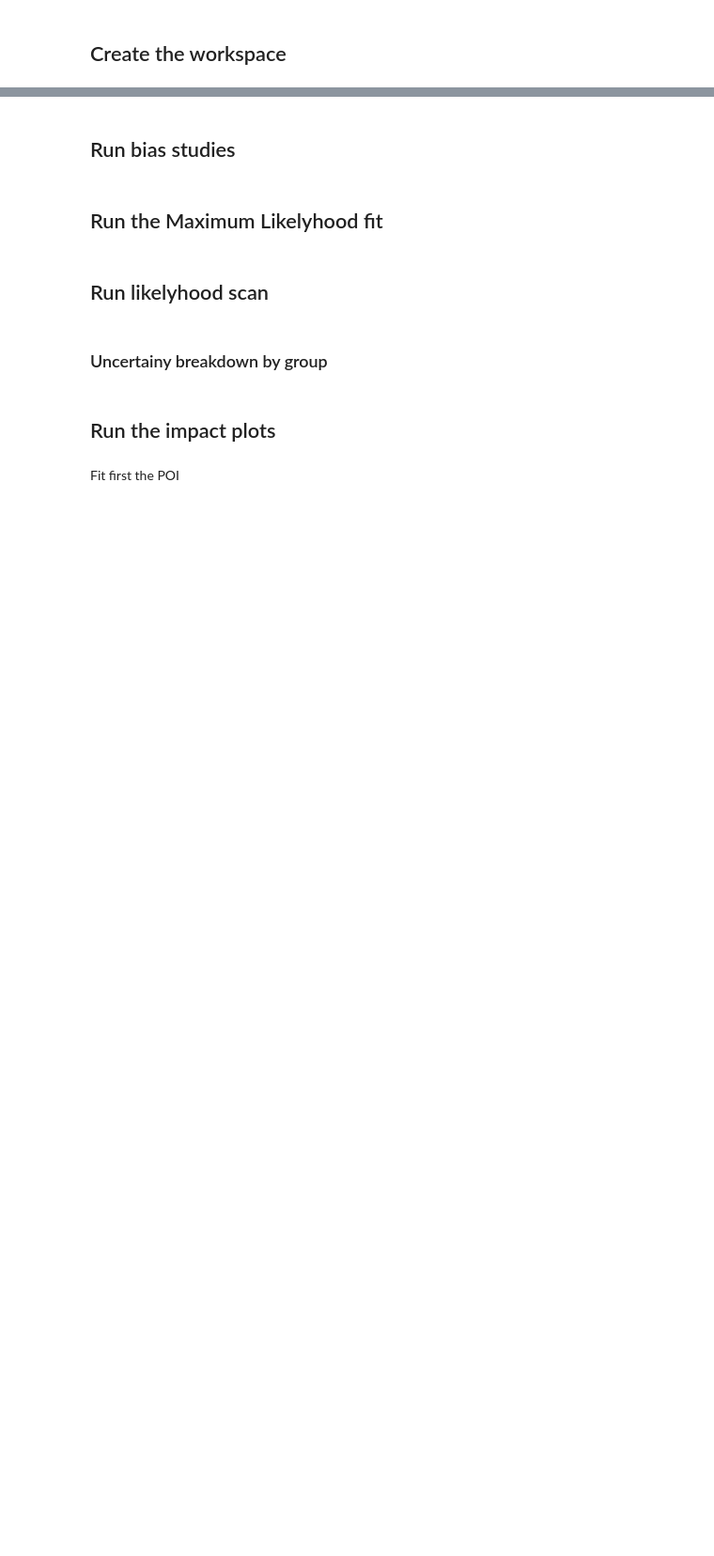
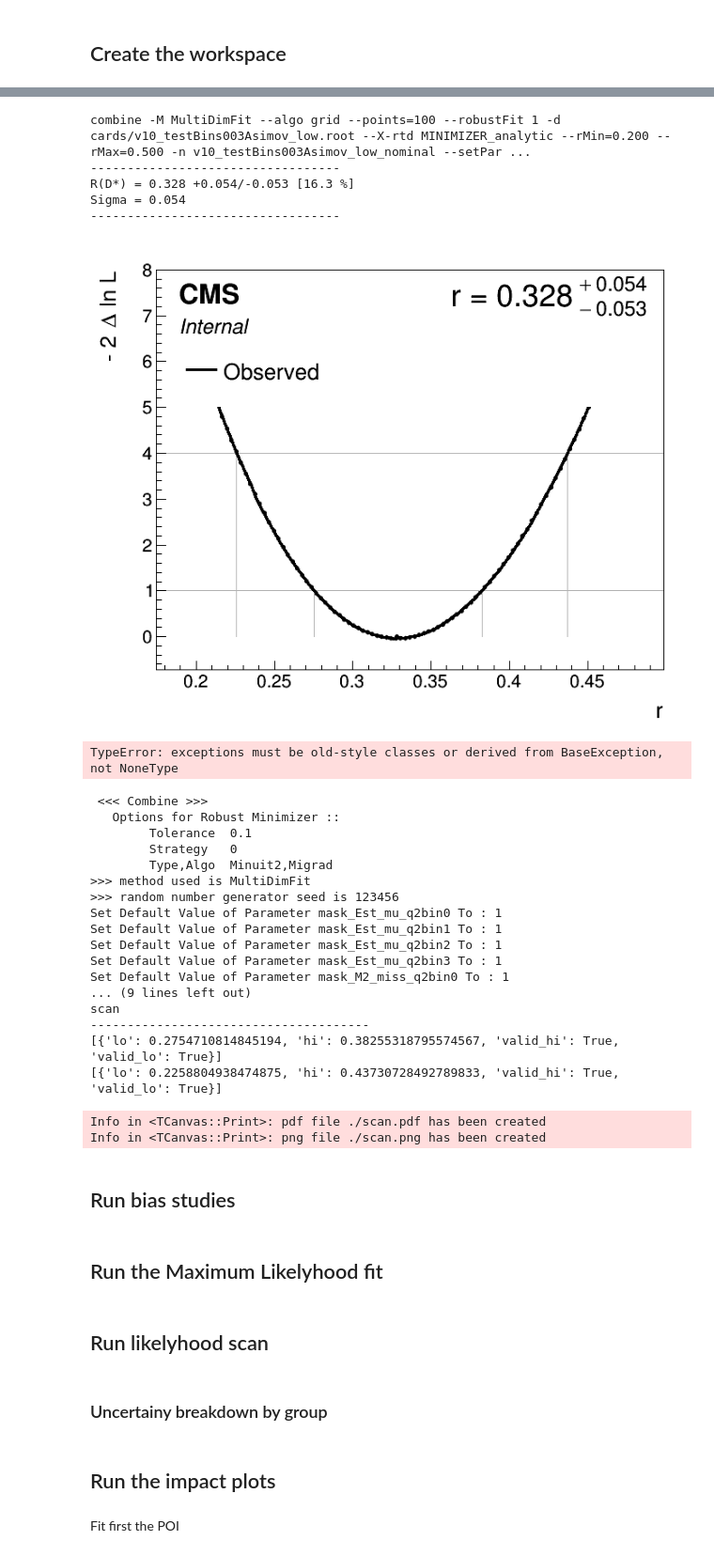
Before and after one commit to ocerri/BPH_RD_Analysis, a Jupyter notebook: Combine/RunCombine_singleCategory_v10.ipynb, the cells around one changed output, grey strips where cells are left out. Shown at 94% size. Cells and saved outputs as stored; diff of their text form; code cells hidden in the pictures; blank space fills up the shorter version.

```diff
--- a/Combine/RunCombine_singleCategory_v10.ipynb
+++ b/Combine/RunCombine_singleCategory_v10.ipynb
@@ -954,3 +973,72 @@ if out: raise
+# %%
+rDst_postFitRegion = [0.2, 0.5]
+channelMasking = [
+#     'AddTk_p_mHad',
+#     'AddTk_m_mHad',
+#     'AddTk_pm_mVis',
+#     'AddTk_pm_mHad',
+#     'AddTk_pp_mHad',
+#     'AddTk_mm_mHad'
+    'Est_mu_q2bin0',
+    'Est_mu_q2bin1',
+    'Est_mu_q2bin2',
+    'Est_mu_q2bin3',
+    'M2_miss_q2bin0',
+    'M2_miss_q2bin1',
+    'M2_miss_q2bin2',
+    'M2_miss_q2bin3',
+#     'MVA',
+]
+# %%
+if runScanOnly:
+    cmd = 'combine'
+    cmd += ' -M MultiDimFit'
+    # cmd += ' --algo grid --points=50'
+    cmd += ' --algo grid --points=100'
+    cmd += ' --robustFit 1'
+    cmd += ' -d ' + card_location.replace('.txt', '.root')
+    # cmd += ' -D ' + histo[histo.keys()[0]]['data'].GetName()
+    cmd += ' --X-rtd MINIMIZER_analytic'
+    cmd += ' --rMin={:.3f} --rMax={:.3f}'.format(*rDst_postFitRegion)
+    cmd += ' -n {}_nominal'.format(card_name)
+    if len(channelMasking):
+        cmd += ' --setParameters ' + ','.join(['mask_{}=1'.format(c) for c in channelMasking])
+    cmd += ' --verbose -1'
+    print cmd
+    os.system(cmd)
+    cmd = 'plot1DScan.py higgsCombine{}_nominal.MultiDimFit.mH120.root'.format(card_name)
+    cmd += '; mv scan.png scan_nominal.png'
+    os.system(cmd)
+    res_nominal = getUncertaintyFromLimitTree('higgsCombine{}_nominal.MultiDimFit.mH120.root'.format(card_name))
+    display(Image(filename='scan_nominal.png'))
+    raise
+# %% [output]
+combine -M MultiDimFit --algo grid --points=100 --robustFit 1 -d cards/v10_testBins003Asimov_low.root --X-rtd MINIMIZER_analytic --rMin=0.200 --rMax=0.500 -n v10_testBins003Asimov_low_nominal --setPar ...
+----------------------------------
+R(D*) = 0.328 +0.054/-0.053 [16.3 %]
+Sigma = 0.054
+----------------------------------
+[figure, added]
+TypeError: exceptions must be old-style classes or derived from BaseException, not NoneType
+ <<< Combine >>>
+   Options for Robust Minimizer ::
+        Tolerance  0.1
+        Strategy   0
+        Type,Algo  Minuit2,Migrad
+>>> method used is MultiDimFit
+>>> random number generator seed is 123456
+Set Default Value of Parameter mask_Est_mu_q2bin0 To : 1
+Set Default Value of Parameter mask_Est_mu_q2bin1 To : 1
+Set Default Value of Parameter mask_Est_mu_q2bin2 To : 1
+Set Default Value of Parameter mask_Est_mu_q2bin3 To : 1
+Set Default Value of Parameter mask_M2_miss_q2bin0 To : 1
+... (9 lines left out)
+scan
+--------------------------------------
+[{'lo': 0.2754710814845194, 'hi': 0.38255318795574567, 'valid_hi': True, 'valid_lo': True}]
+[{'lo': 0.2258804938474875, 'hi': 0.43730728492789833, 'valid_hi': True, 'valid_lo': True}]
+Info in <TCanvas::Print>: pdf file ./scan.pdf has been created
+Info in <TCanvas::Print>: png file ./scan.png has been created
 # %% [markdown]
 ## Run bias studies
 # %%
```
Also changed, not shown: parts of 11 cells of this notebook, 17 other files.
